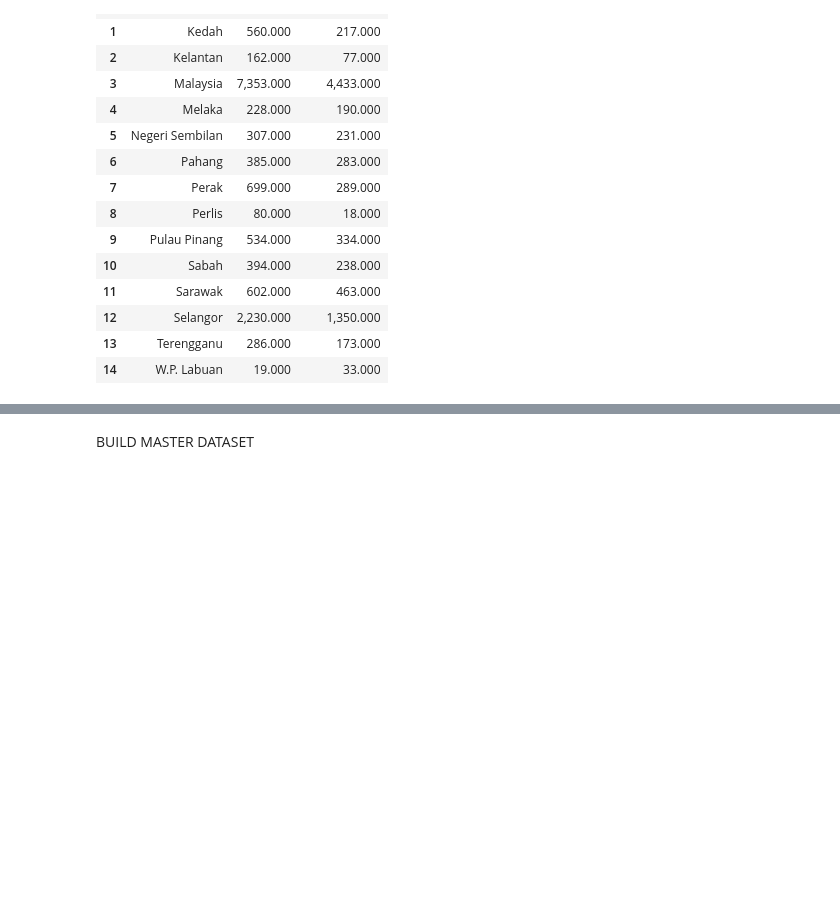
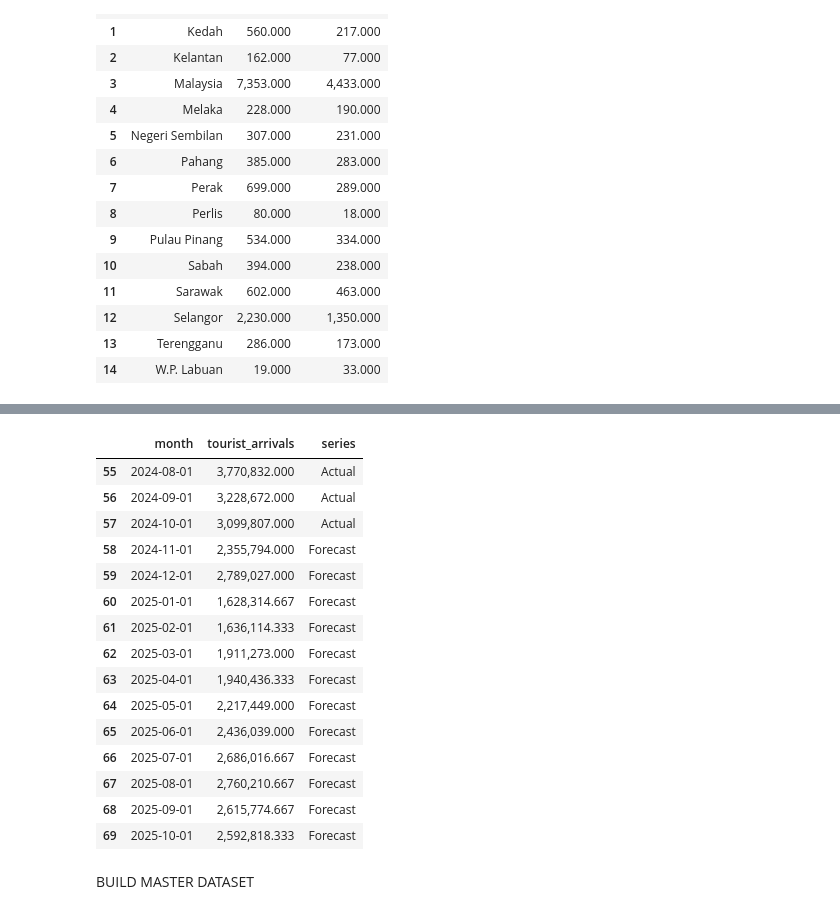
Before and after one commit to a212819-ukm/sustainable-tourism-readiness-in-malaysia, a Jupyter notebook: DATAVERSE_Datathon2026_Colab.ipynb, the cells around one changed output, grey strips where cells are left out. Saved outputs shown, nothing was run; the diff lists cells and outputs as text; code cells hidden in the pictures; blank space fills up the shorter version.

```diff
--- a/DATAVERSE_Datathon2026_Colab.ipynb
+++ b/DATAVERSE_Datathon2026_Colab.ipynb
@@ -771,3 +865,79 @@ water_pivot = water_pivot.rename(
+# %%
+# ============================================================
+# TOURISM DEMAND HISTORY AND BASELINE FORECAST
+# ============================================================
+
+monthly_arrivals = (
+    arrivals
+    .assign(month=arrivals["date"].dt.to_period("M").dt.to_timestamp())
+    .groupby("month", as_index=False)["arrivals"]
+    .sum()
+    .rename(columns={"arrivals": "tourist_arrivals"})
+)
+
+# Use post-2021 observations to avoid letting the exceptional COVID period
+# dominate the seasonal baseline.
+forecast_history = monthly_arrivals[
+    monthly_arrivals["month"].dt.year >= 2022
+].copy()
+
+seasonal_baseline = (
+    forecast_history
+    .assign(month_number=forecast_history["month"].dt.month)
+    .groupby("month_number", as_index=False)["tourist_arrivals"]
+    .mean()
+    .rename(columns={"tourist_arrivals": "forecast_arrivals"})
+)
+
+last_month = monthly_arrivals["month"].max()
+forecast_months = pd.DataFrame({
+    "month": pd.date_range(
+        last_month + pd.offsets.MonthBegin(1),
+        periods=12,
+        freq="MS"
+    )
+})
+
+forecast_months["month_number"] = forecast_months["month"].dt.month
+forecast_2025 = forecast_months.merge(
+    seasonal_baseline,
+    on="month_number",
+    how="left"
+)
+forecast_2025["series"] = "Forecast"
+
+monthly_history_export = monthly_arrivals.assign(series="Actual")
+monthly_history_export = monthly_history_export[
+    ["month", "tourist_arrivals", "series"]
+]
+
+tourism_demand_forecast = pd.concat(
+    [
+        monthly_history_export,
+        forecast_2025[["month", "forecast_arrivals", "series"]]
+        .rename(columns={"forecast_arrivals": "tourist_arrivals"})
+    ],
+    ignore_index=True
+)
+
+display(tourism_demand_forecast.tail(15))
+# %% [output]
+|  | month | tourist_arrivals | series |
+| 55 | 2024-08-01 | 3,770,832.000 | Actual |
+| 56 | 2024-09-01 | 3,228,672.000 | Actual |
+| 57 | 2024-10-01 | 3,099,807.000 | Actual |
+| 58 | 2024-11-01 | 2,355,794.000 | Forecast |
+| 59 | 2024-12-01 | 2,789,027.000 | Forecast |
+| 60 | 2025-01-01 | 1,628,314.667 | Forecast |
+| 61 | 2025-02-01 | 1,636,114.333 | Forecast |
+| 62 | 2025-03-01 | 1,911,273.000 | Forecast |
+| 63 | 2025-04-01 | 1,940,436.333 | Forecast |
+| 64 | 2025-05-01 | 2,217,449.000 | Forecast |
+| 65 | 2025-06-01 | 2,436,039.000 | Forecast |
+| 66 | 2025-07-01 | 2,686,016.667 | Forecast |
+| 67 | 2025-08-01 | 2,760,210.667 | Forecast |
+| 68 | 2025-09-01 | 2,615,774.667 | Forecast |
+| 69 | 2025-10-01 | 2,592,818.333 | Forecast |
 # %% [markdown]
 BUILD MASTER DATASET
 # %%
```
Also changed, not shown: parts of 9 cells of this notebook.
